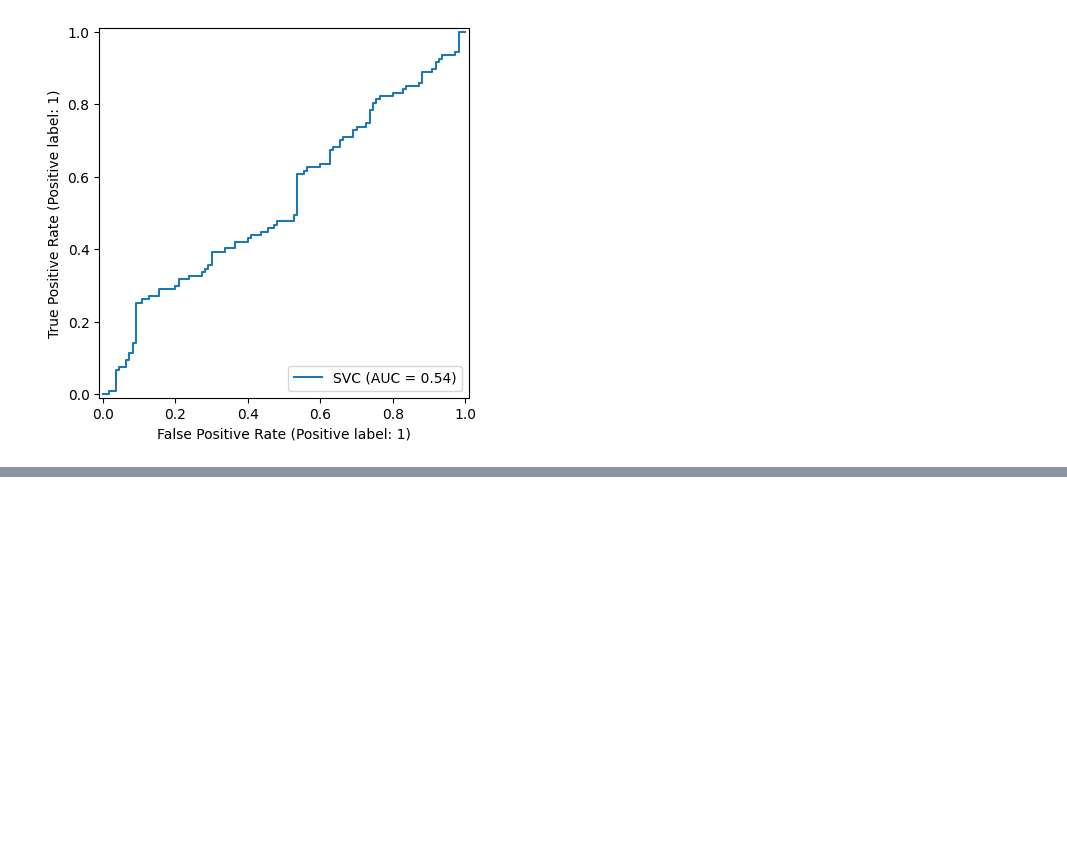
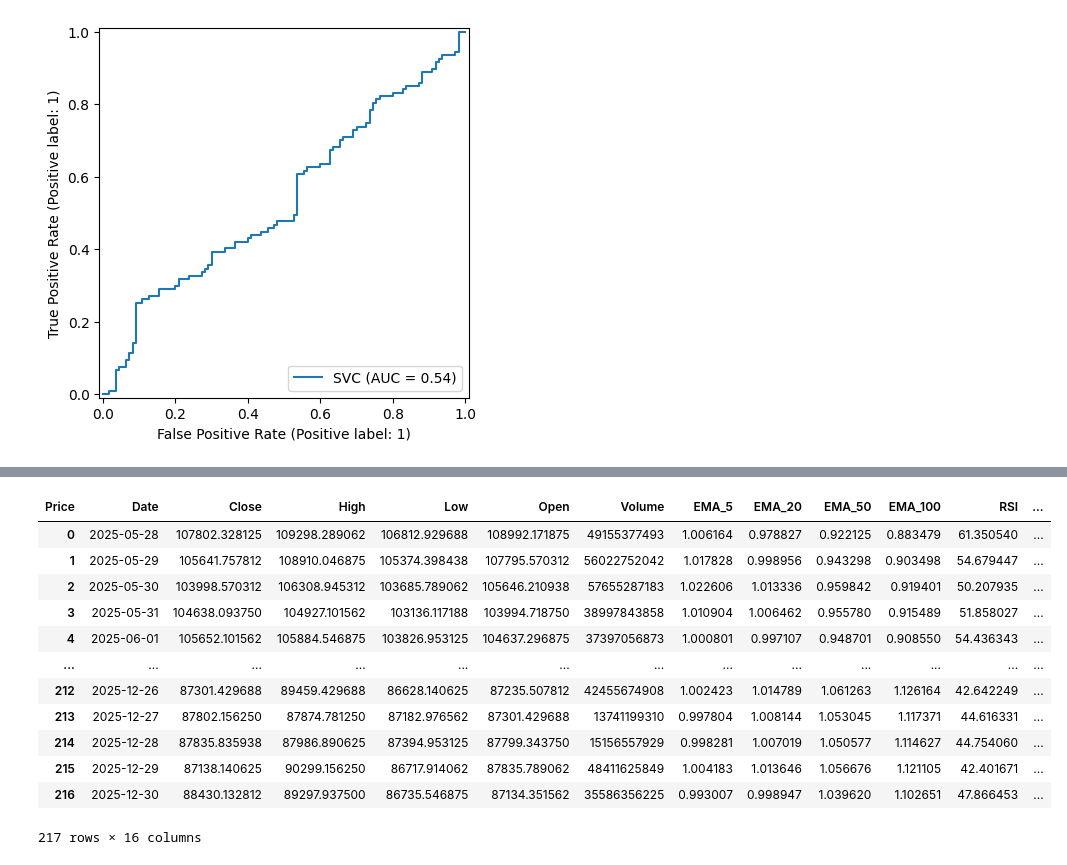
Before and after one commit to jdzapata2004-eng/ejercicios-curso-algoritmos-de-negociaci-n-, a Jupyter notebook: notebooks/Primer modelo Machine learning.ipynb, the cells around one changed output, grey strips where cells are left out. Saved outputs shown, nothing was run; the diff lists cells and outputs as text; code cells hidden in the pictures; blank space fills up the shorter version.

Commit message:
fix fechas dataframe + backtesting funcional

```diff
--- a/notebooks/Primer modelo Machine learning.ipynb
+++ b/notebooks/Primer modelo Machine learning.ipynb
@@ -295,3 +244,71 @@ df['Equity'] = equity
+# %%
+# backtesting
+
+# resetear índice conservando las fechas
+df = df.reset_index(drop=False)  # las fechas quedan en columna 'Date'
+
+# parámetros
+equity = [100]
+
+TP = 0.03
+SL = 0.01
+
+pos = 0
+price = 0
+
+N = len(df)
+
+for i in range(1, N):
+
+    equity.append(equity[i-1])
+
+    # posición larga
+    if pos == 1:
+
+        if df['Close'].iloc[i] >= price * (1 + TP):
+            pos = 0
+            equity[i] *= (1 + TP)
+
+        elif df['Close'].iloc[i] <= price * (1 - SL):
+            pos = 0
+            equity[i] *= (1 - SL)
+
+    # posición corta
+    elif pos == -1:
+
+        if df['Close'].iloc[i] <= price * (1 - TP):
+            pos = 0
+            equity[i] *= (1 + TP)
+
+        elif df['Close'].iloc[i] >= price * (1 + SL):
+            pos = 0
+            equity[i] *= (1 - SL)
+
+    # si no hay posición
+    else:
+
+        if df['Signals'].iloc[i] != 0:
+            pos = df['Signals'].iloc[i]
+            price = df['Close'].iloc[i]
+
+# guardar resultado
+df['Equity'] = equity
+
+df
+# %% [output]
+| Price | Date | Close | High | Low | Open | Volume | EMA_5 | EMA_20 | EMA_50 | EMA_100 | RSI | ... |
+| 0 | 2025-05-28 | 107802.328125 | 109298.289062 | 106812.929688 | 108992.171875 | 49155377493 | 1.006164 | 0.978827 | 0.922125 | 0.883479 | 61.350540 | ... |
+| 1 | 2025-05-29 | 105641.757812 | 108910.046875 | 105374.398438 | 107795.570312 | 56022752042 | 1.017828 | 0.998956 | 0.943298 | 0.903498 | 54.679447 | ... |
+| 2 | 2025-05-30 | 103998.570312 | 106308.945312 | 103685.789062 | 105646.210938 | 57655287183 | 1.022606 | 1.013336 | 0.959842 | 0.919401 | 50.207935 | ... |
+| 3 | 2025-05-31 | 104638.093750 | 104927.101562 | 103136.117188 | 103994.718750 | 38997843858 | 1.010904 | 1.006462 | 0.955780 | 0.915489 | 51.858027 | ... |
+| 4 | 2025-06-01 | 105652.101562 | 105884.546875 | 103826.953125 | 104637.296875 | 37397056873 | 1.000801 | 0.997107 | 0.948701 | 0.908550 | 54.436343 | ... |
+| ... | ... | ... | ... | ... | ... | ... | ... | ... | ... | ... | ... | ... |
+| 212 | 2025-12-26 | 87301.429688 | 89459.429688 | 86628.140625 | 87235.507812 | 42455674908 | 1.002423 | 1.014789 | 1.061263 | 1.126164 | 42.642249 | ... |
+| 213 | 2025-12-27 | 87802.156250 | 87874.781250 | 87182.976562 | 87301.429688 | 13741199310 | 0.997804 | 1.008144 | 1.053045 | 1.117371 | 44.616331 | ... |
+| 214 | 2025-12-28 | 87835.835938 | 87986.890625 | 87394.953125 | 87799.343750 | 15156557929 | 0.998281 | 1.007019 | 1.050577 | 1.114627 | 44.754060 | ... |
+| 215 | 2025-12-29 | 87138.140625 | 90299.156250 | 86717.914062 | 87835.789062 | 48411625849 | 1.004183 | 1.013646 | 1.056676 | 1.121105 | 42.401671 | ... |
+| 216 | 2025-12-30 | 88430.132812 | 89297.937500 | 86735.546875 | 87134.351562 | 35586356225 | 0.993007 | 0.998947 | 1.039620 | 1.102651 | 47.866453 | ... |
+217 rows × 16 columns
 # %%
 #mostrar visualmente el equity a lo largo de una ventana del tiempo
 from matplotlib import pyplot as plt
```
Also changed, not shown: parts of 17 cells of this notebook.
